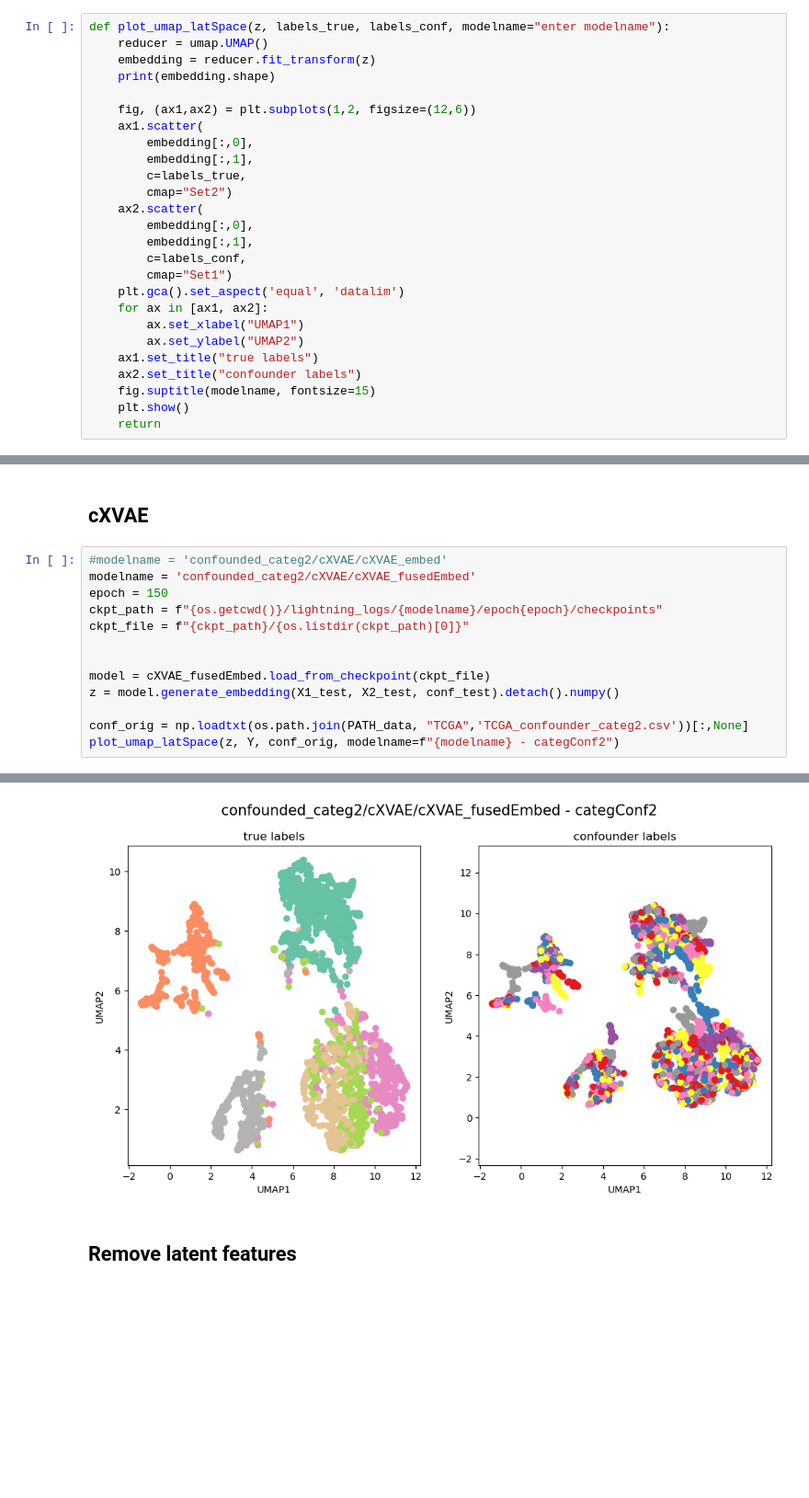
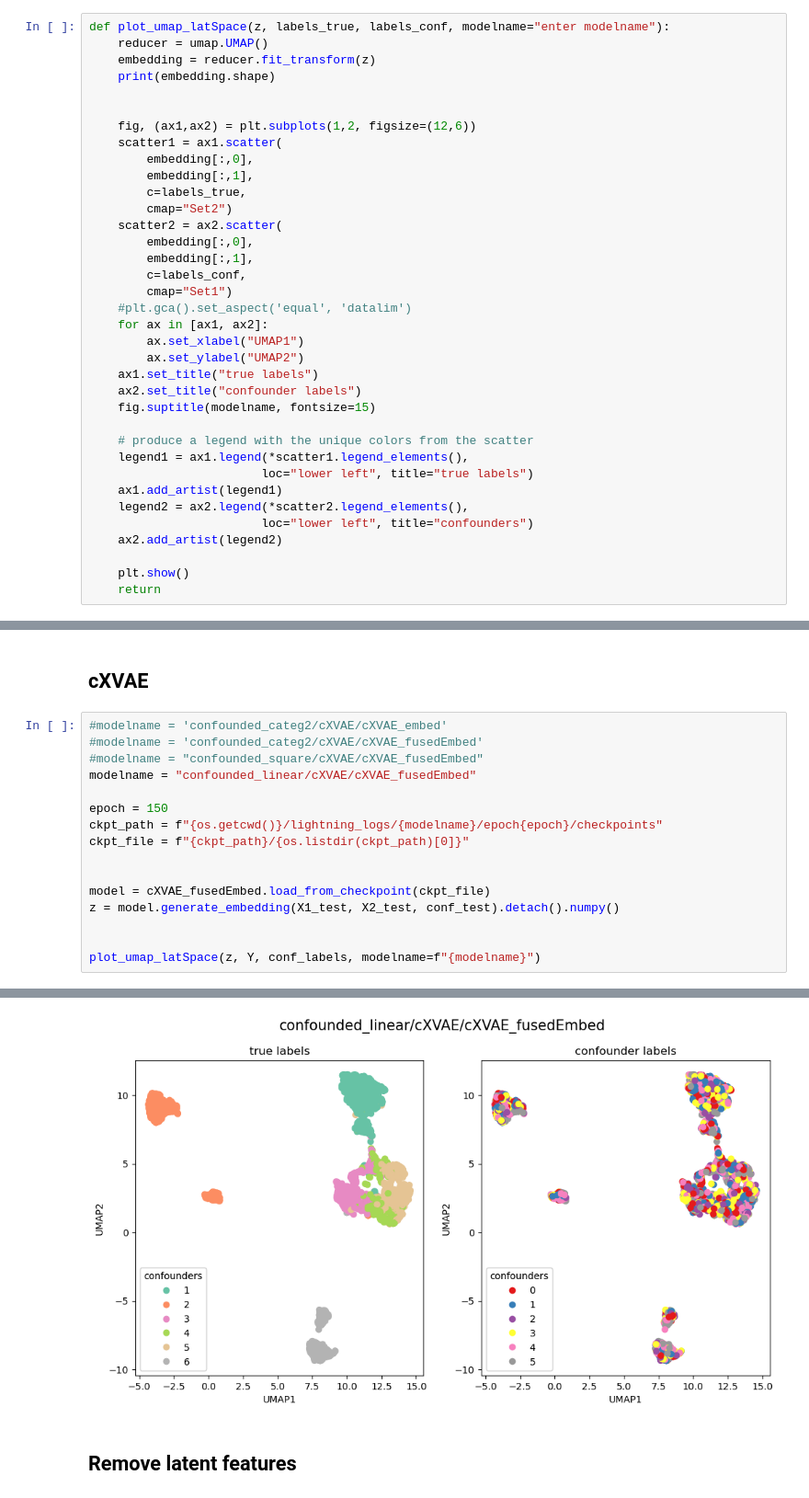
Before and after one commit to ZuqiLi/Multi-Omics-Deconfounding-VAE, a Jupyter notebook: plotLat.ipynb, the cells around one changed output, grey strips where cells are left out. Shown at 92% size. Drawn from its saved outputs; the diff is of its cells as text; blank space fills up the shorter version.

Commit message:
updated latent space plotting function

```diff
--- a/plotLat.ipynb
+++ b/plotLat.ipynb
@@ -20,24 +20,34 @@ def plot_umap_latSpace(z, labels_true, labels_conf, modelname="enter modelname")
     embedding = reducer.fit_transform(z)
     print(embedding.shape)
 
+
     fig, (ax1,ax2) = plt.subplots(1,2, figsize=(12,6))
-    ax1.scatter(
+    scatter1 = ax1.scatter(
         embedding[:,0],
         embedding[:,1],
         c=labels_true,
         cmap="Set2")
-    ax2.scatter(
+    scatter2 = ax2.scatter(
         embedding[:,0],
         embedding[:,1],
         c=labels_conf,
         cmap="Set1")
-    plt.gca().set_aspect('equal', 'datalim')
+    #plt.gca().set_aspect('equal', 'datalim')
     for ax in [ax1, ax2]:
         ax.set_xlabel("UMAP1")
         ax.set_ylabel("UMAP2")
     ax1.set_title("true labels")
     ax2.set_title("confounder labels")
     fig.suptitle(modelname, fontsize=15)
+
+    # produce a legend with the unique colors from the scatter
+    legend1 = ax1.legend(*scatter1.legend_elements(),
+                        loc="lower left", title="true labels")
+    ax1.add_artist(legend1)
+    legend2 = ax2.legend(*scatter2.legend_elements(),
+                        loc="lower left", title="confounders")
+    ax2.add_artist(legend2)
+
     plt.show()
     return
 # %%
@@ -80,20 +148,23 @@ Shape of confounders: torch.Size([2547, 6])
 ## cXVAE
 # %%
 #modelname = 'confounded_categ2/cXVAE/cXVAE_embed'
-modelname = 'confounded_categ2/cXVAE/cXVAE_fusedEmbed'
+#modelname = 'confounded_categ2/cXVAE/cXVAE_fusedEmbed'
+#modelname = "confounded_square/cXVAE/cXVAE_fusedEmbed"
+modelname = "confounded_linear/cXVAE/cXVAE_fusedEmbed"
+
 epoch = 150
 ckpt_path = f"{os.getcwd()}/lightning_logs/{modelname}/epoch{epoch}/checkpoints"
 ckpt_file = f"{ckpt_path}/{os.listdir(ckpt_path)[0]}"
 
 
 model = cXVAE_fusedEmbed.load_from_checkpoint(ckpt_file)
 z = model.generate_embedding(X1_test, X2_test, conf_test).detach().numpy()
 
-conf_orig = np.loadtxt(os.path.join(PATH_data, "TCGA",'TCGA_confounder_categ2.csv'))[:,None]
-plot_umap_latSpace(z, Y, conf_orig, modelname=f"{modelname} - categConf2")
+
+plot_umap_latSpace(z, Y, conf_labels, modelname=f"{modelname}")
 # %% [output]
 (2547, 2)
-[figure, old version]
+[figure, new version]
 # %% [markdown]
 ## Remove latent features
 # %%
```
Also changed, not shown: parts of 6 cells of this notebook.
